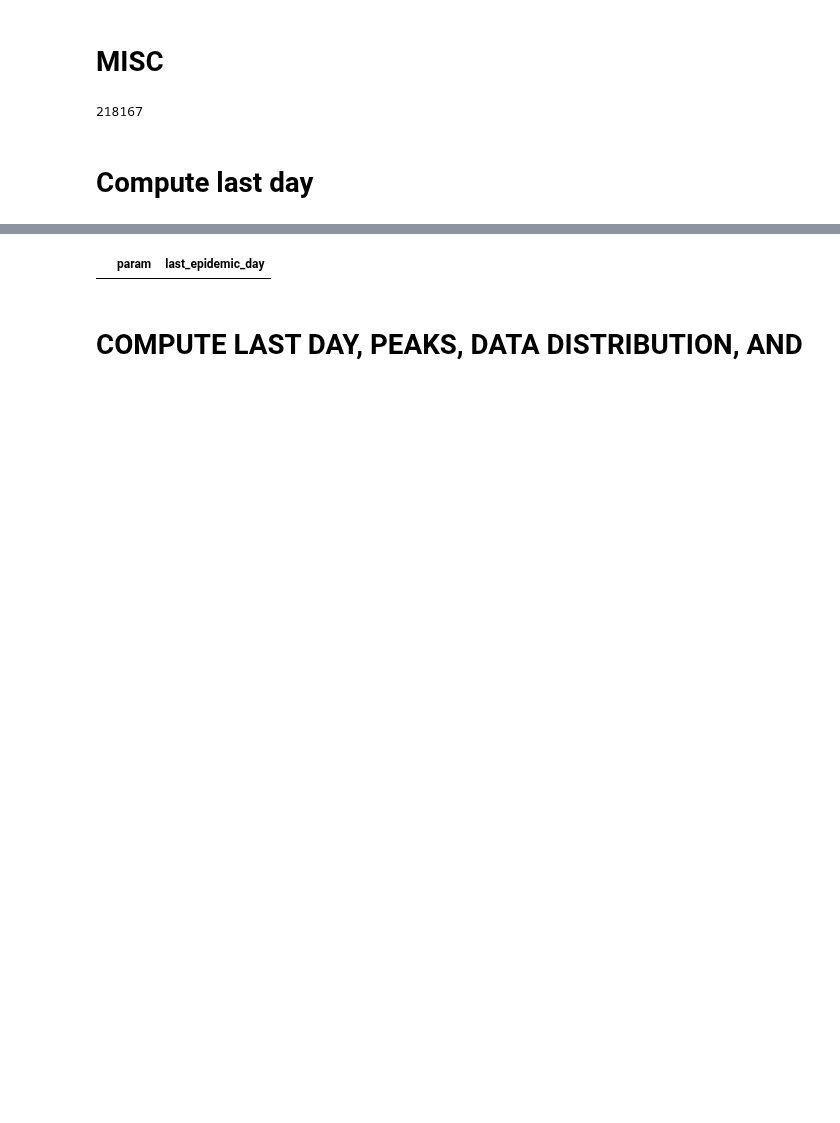
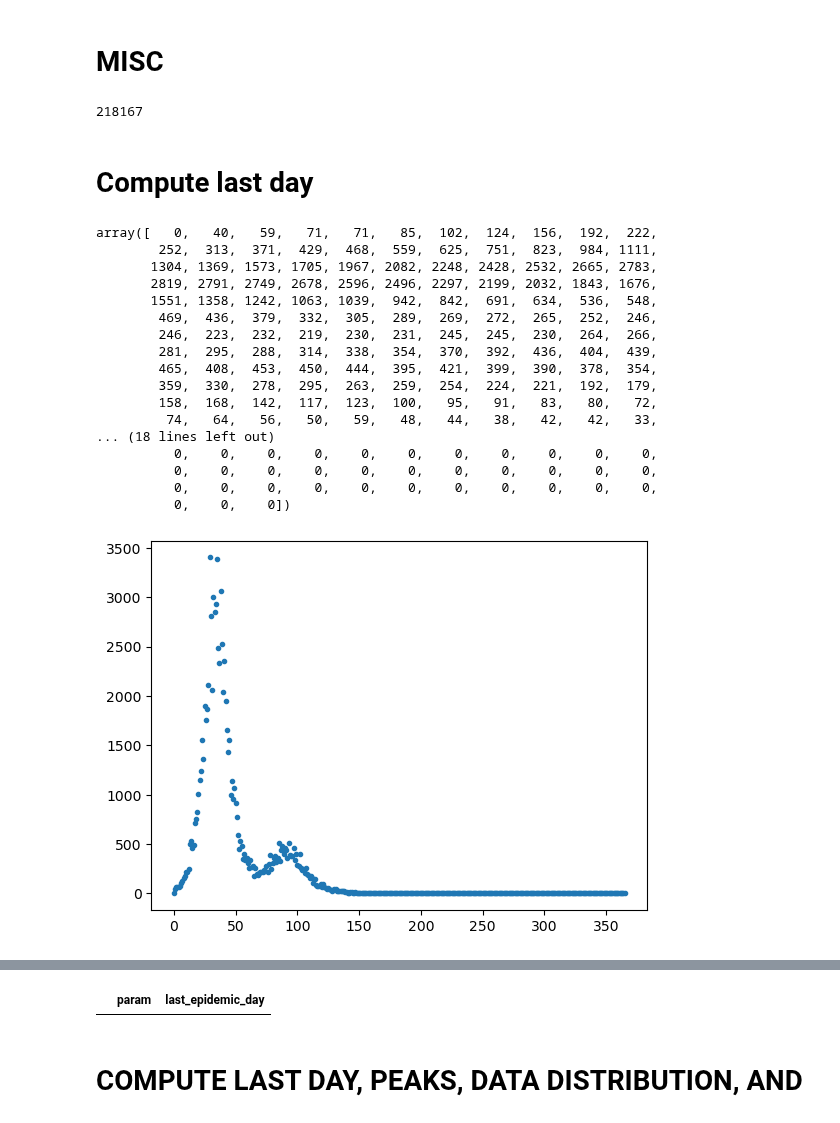
Before and after one commit to hwunrow/epykalman, a Jupyter notebook: src/epyfilter/c2b2/create_plots.ipynb, the cells around one changed output, grey strips where cells are left out. Drawn from its saved outputs; the diff is of its cells as text; code cells hidden in the pictures; blank space fills up the shorter version.

```diff
--- a/src/epyfilter/c2b2/create_plots.ipynb
+++ b/src/epyfilter/c2b2/create_plots.ipynb
@@ -417,3 +692,28 @@ def open_pickle(pickle_file):
     return data
 
 last_day_array = np.empty(shape=(len(pickle_list), 2))
+# %%
+pp = 98225
+data = open_pickle(f"/ifs/scratch/jls106_gp/nhw2114/data/20231025_synthetic_data/{pp}_synthetic_data.pkl")
+plt.plot(data.i, '.')
+np.where(data.i_true == 0)
+data.i_true
+# %% [output]
+array([   0,   40,   59,   71,   71,   85,  102,  124,  156,  192,  222,
+        252,  313,  371,  429,  468,  559,  625,  751,  823,  984, 1111,
+       1304, 1369, 1573, 1705, 1967, 2082, 2248, 2428, 2532, 2665, 2783,
+       2819, 2791, 2749, 2678, 2596, 2496, 2297, 2199, 2032, 1843, 1676,
+       1551, 1358, 1242, 1063, 1039,  942,  842,  691,  634,  536,  548,
+        469,  436,  379,  332,  305,  289,  269,  272,  265,  252,  246,
+        246,  223,  232,  219,  230,  231,  245,  245,  230,  264,  266,
+        281,  295,  288,  314,  338,  354,  370,  392,  436,  404,  439,
+        465,  408,  453,  450,  444,  395,  421,  399,  390,  378,  354,
+        359,  330,  278,  295,  263,  259,  254,  224,  221,  192,  179,
+        158,  168,  142,  117,  123,  100,   95,   91,   83,   80,   72,
+         74,   64,   56,   50,   59,   48,   44,   38,   42,   42,   33,
+... (18 lines left out)
+          0,    0,    0,    0,    0,    0,    0,    0,    0,    0,    0,
+          0,    0,    0,    0,    0,    0,    0,    0,    0,    0,    0,
+          0,    0,    0,    0,    0,    0,    0,    0,    0,    0,    0,
+          0,    0,    0])
+[figure, added]
```
Also changed, not shown: parts of 24 cells of this notebook, 1 other file.
